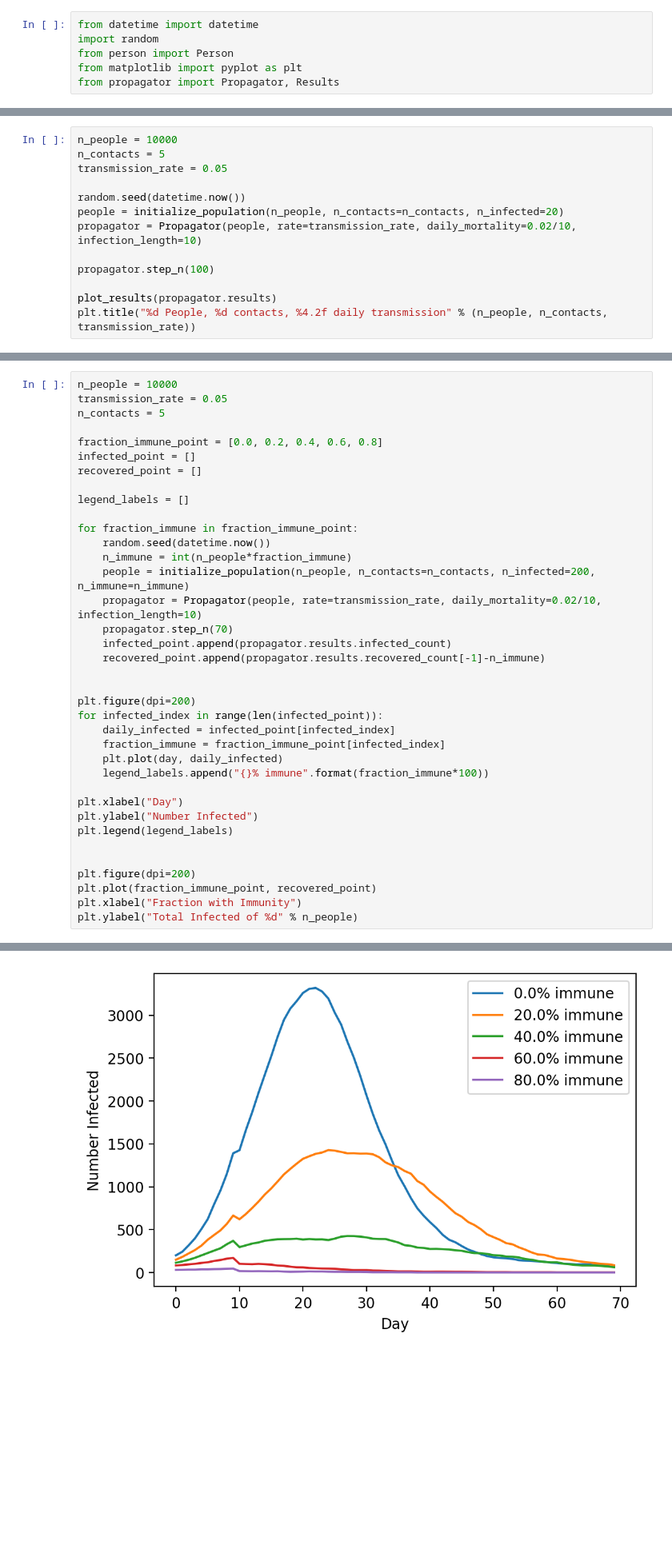
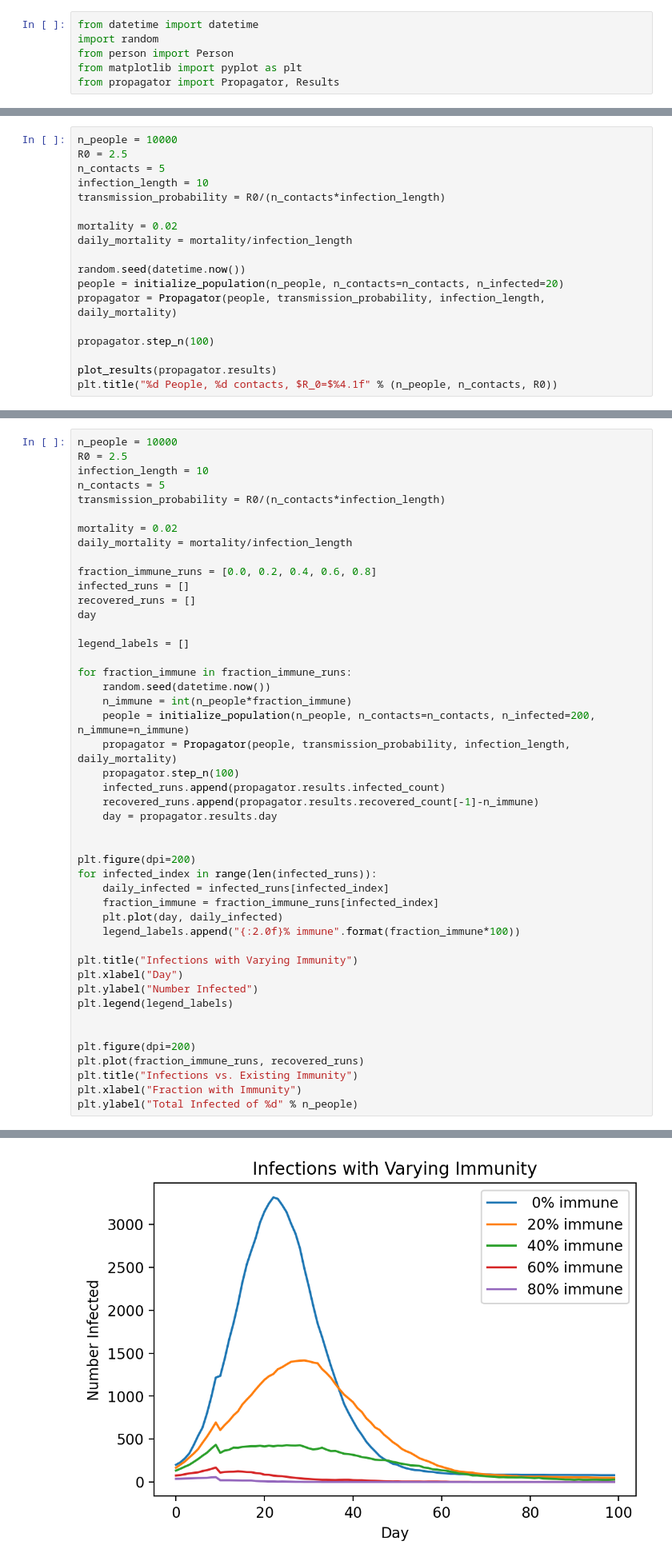
Before and after one commit to seamusriordan/coronav2, a Jupyter notebook: corona_mc.ipynb, the cells around one changed output, grey strips where cells are left out. Shown: that part at 80% size. Saved outputs shown, nothing was run; the diff lists cells and outputs as text; blank space fills up the shorter version.

```diff
--- a/corona_mc.ipynb
+++ b/corona_mc.ipynb
@@ -41,14 +49,19 @@ def initialize_population(n_people, n_contacts, n_infected, n_immune=0):
 # %%
 n_people = 10000
+R0 = 2.5
 n_contacts = 5
-transmission_rate = 0.05
+infection_length = 10
+transmission_probability = R0/(n_contacts*infection_length)
+
+mortality = 0.02
+daily_mortality = mortality/infection_length
 
 random.seed(datetime.now())
 people = initialize_population(n_people, n_contacts=n_contacts, n_infected=20)
-propagator = Propagator(people, rate=transmission_rate, daily_mortality=0.02/10, infection_length=10)
+propagator = Propagator(people, transmission_probability, infection_length, daily_mortality)
 
 propagator.step_n(100)
 
 plot_results(propagator.results)
-plt.title("%d People, %d contacts, %4.2f daily transmission" % (n_people, n_contacts, transmission_rate))
+plt.title("%d People, %d contacts, $R_0=$%4.1f" % (n_people, n_contacts, R0))
 # %% [output]
@@ -98,40 +119,49 @@ Text(0, 0.5, 'Total Infected of 10000')
 # %%
 n_people = 10000
-transmission_rate = 0.05
+R0 = 2.5
+infection_length = 10
 n_contacts = 5
+transmission_probability = R0/(n_contacts*infection_length)
 
-fraction_immune_point = [0.0, 0.2, 0.4, 0.6, 0.8]
-infected_point = []
-recovered_point = []
+mortality = 0.02
+daily_mortality = mortality/infection_length
+
+fraction_immune_runs = [0.0, 0.2, 0.4, 0.6, 0.8]
+infected_runs = []
+recovered_runs = []
+day
 
 legend_labels = []
 
-for fraction_immune in fraction_immune_point:
+for fraction_immune in fraction_immune_runs:
     random.seed(datetime.now())
     n_immune = int(n_people*fraction_immune)
     people = initialize_population(n_people, n_contacts=n_contacts, n_infected=200, n_immune=n_immune)
-    propagator = Propagator(people, rate=transmission_rate, daily_mortality=0.02/10, infection_length=10)
-    propagator.step_n(70)
-    infected_point.append(propagator.results.infected_count)
-    recovered_point.append(propagator.results.recovered_count[-1]-n_immune)
+    propagator = Propagator(people, transmission_probability, infection_length, daily_mortality)
+    propagator.step_n(100)
+    infected_runs.append(propagator.results.infected_count)
+    recovered_runs.append(propagator.results.recovered_count[-1]-n_immune)
+    day = propagator.results.day
 
 
 plt.figure(dpi=200)
-for infected_index in range(len(infected_point)):
-    daily_infected = infected_point[infected_index]
-    fraction_immune = fraction_immune_point[infected_index]
+for infected_index in range(len(infected_runs)):
+    daily_infected = infected_runs[infected_index]
+    fraction_immune = fraction_immune_runs[infected_index]
     plt.plot(day, daily_infected)
-    legend_labels.append("{}% immune".format(fraction_immune*100))
+    legend_labels.append("{:2.0f}% immune".format(fraction_immune*100))
 
+plt.title("Infections with Varying Immunity")
 plt.xlabel("Day")
 plt.ylabel("Number Infected")
 plt.legend(legend_labels)
 
 
 plt.figure(dpi=200)
-plt.plot(fraction_immune_point, recovered_point)
+plt.plot(fraction_immune_runs, recovered_runs)
+plt.title("Infections vs. Existing Immunity")
 plt.xlabel("Fraction with Immunity")
 plt.ylabel("Total Infected of %d" % n_people)
 # %% [output]
 Text(0, 0.5, 'Total Infected of 10000')
-[figure, old version]
+[figure, new version]
```
Also changed, not shown: parts of 5 cells of this notebook.
